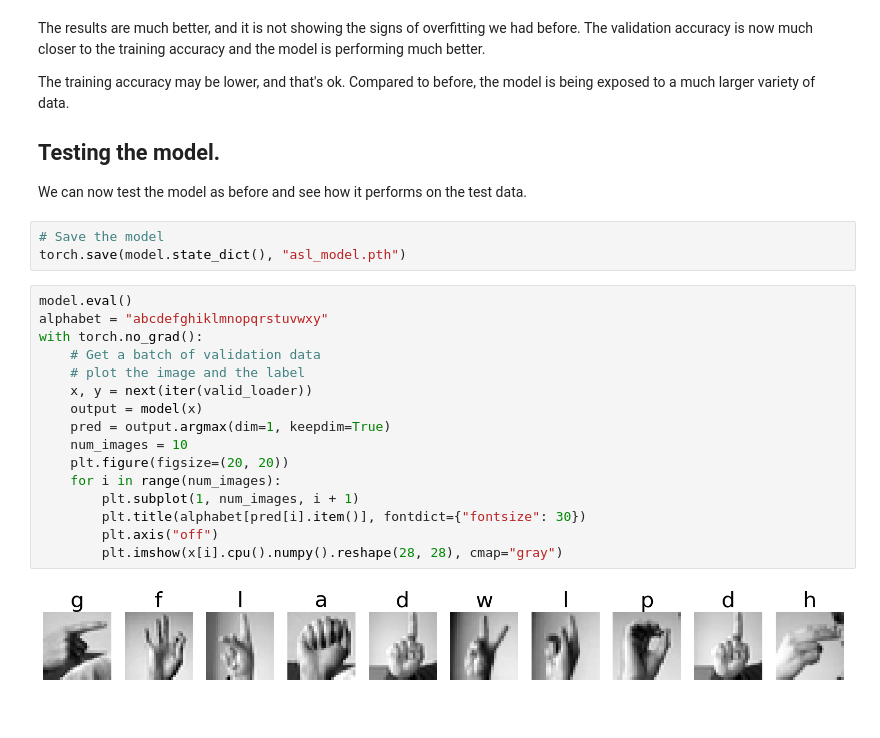
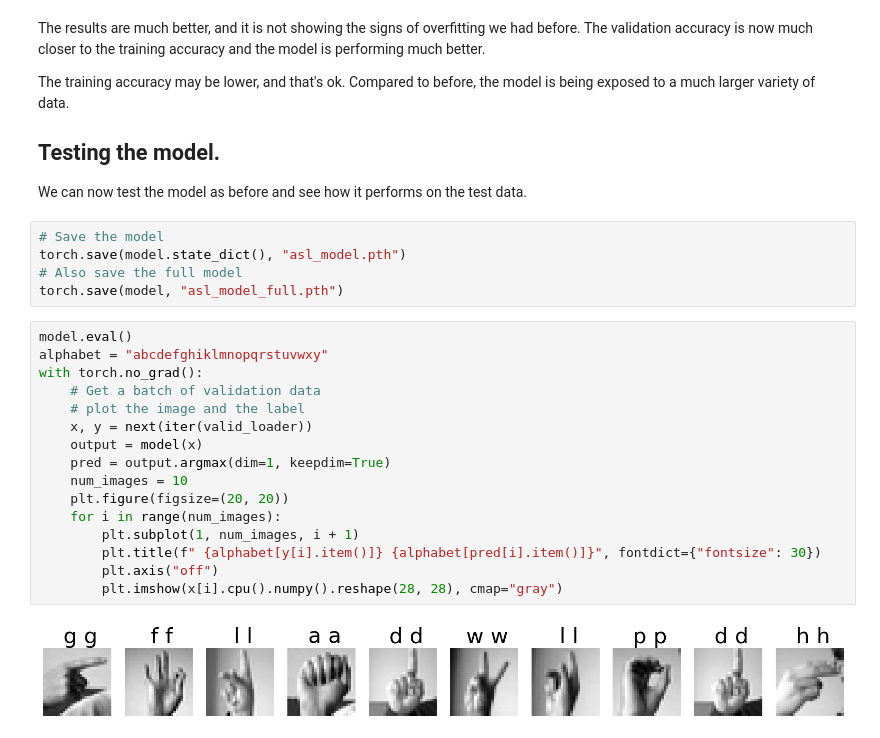
Before and after one commit to NCCA/SEForMedia, a Jupyter notebook: ASL/ASLPart3DataAugmentation.ipynb, the cells around one changed output. Saved outputs shown, nothing was run; the diff lists cells and outputs as text.

```diff
--- a/ASL/ASLPart3DataAugmentation.ipynb
+++ b/ASL/ASLPart3DataAugmentation.ipynb
@@ -385,21 +385,23 @@ We can now test the model as before and see how it performs on the test data.
 # %%
 # Save the model
 torch.save(model.state_dict(), "asl_model.pth")
+# Also save the full model
+torch.save(model, "asl_model_full.pth")
 # %%
 model.eval()
 alphabet = "abcdefghiklmnopqrstuvwxy"
 with torch.no_grad():
     # Get a batch of validation data
     # plot the image and the label
     x, y = next(iter(valid_loader))
     output = model(x)
     pred = output.argmax(dim=1, keepdim=True)
     num_images = 10
     plt.figure(figsize=(20, 20))
     for i in range(num_images):
         plt.subplot(1, num_images, i + 1)
-        plt.title(alphabet[pred[i].item()], fontdict={"fontsize": 30})
+        plt.title(f" {alphabet[y[i].item()]} {alphabet[pred[i].item()]}", fontdict={"fontsize": 30})
         plt.axis("off")
         plt.imshow(x[i].cpu().numpy().reshape(28, 28), cmap="gray")
 # %% [output]
-[figure, old version]
+[figure, new version]
```
Also changed, not shown: parts of 12 cells of this notebook, 7 other files.
